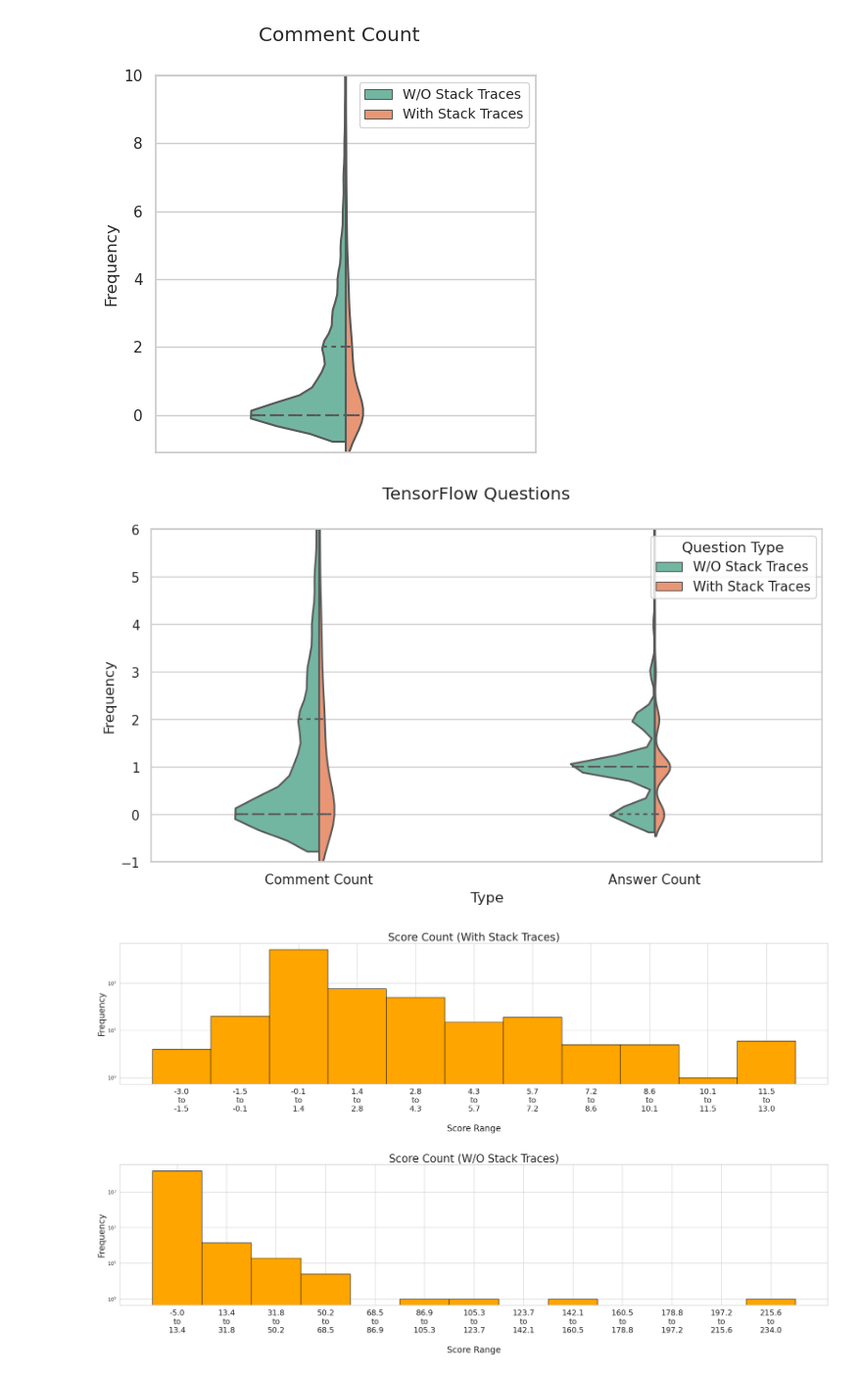
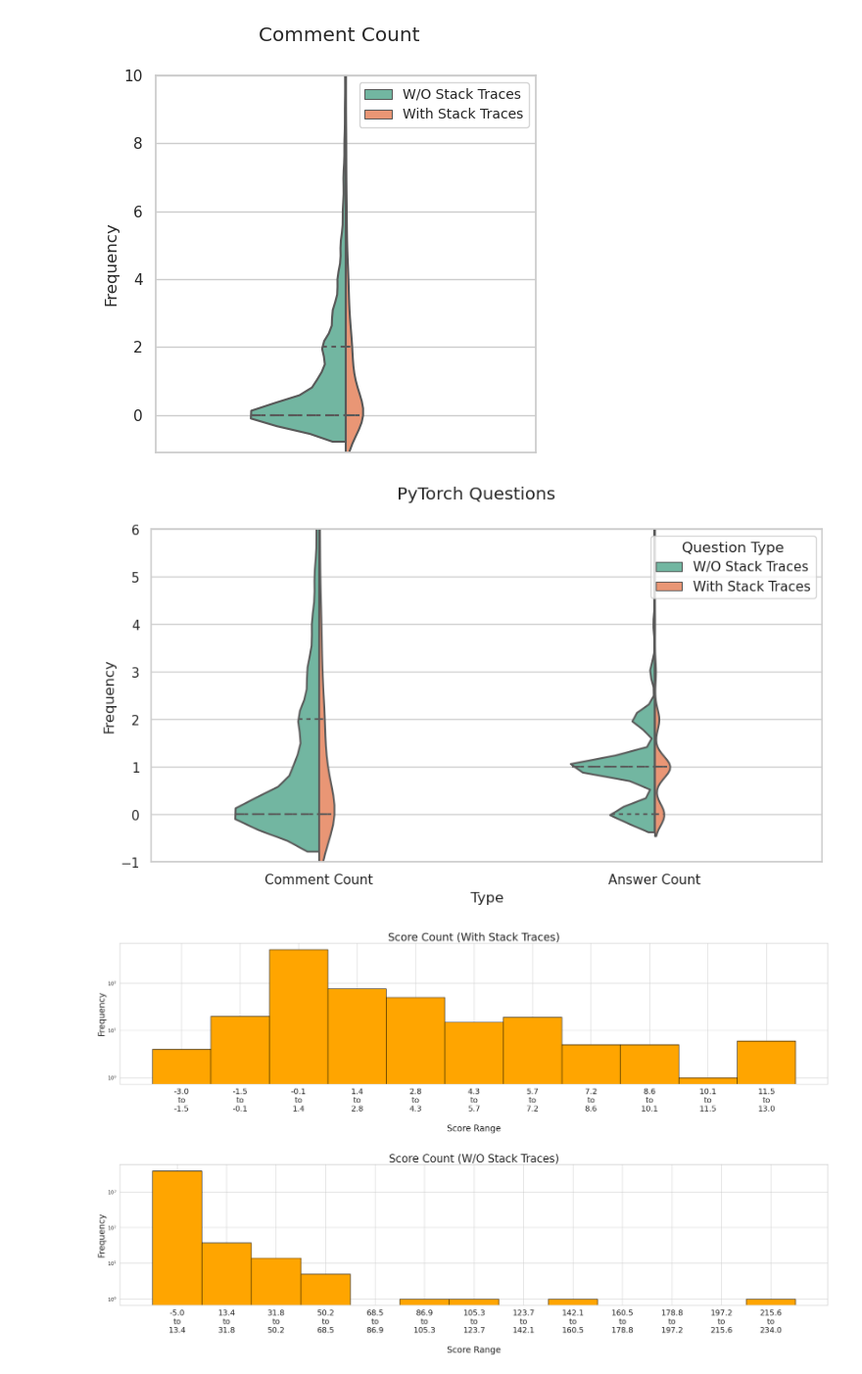
Before and after one commit to mooselab/ML_StackTrace, a Jupyter notebook: Project_1_PT.ipynb, the cells around one changed output. Shown at 98% size. Cells and saved outputs as stored; diff of their text form; code cells hidden in the pictures.

```diff
--- a/Project_1_PT.ipynb
+++ b/Project_1_PT.ipynb
@@ -105,6 +127,6 @@ def extract_code_blocks(body: str) -> List:
     return result
 # %%
-df_w_PT_tags['Code'] = df_w_PT_tags['Body'].apply(lambda row_body: extract_code_blocks(row_body))
+df_w_PT_tags['Code'] = df_w_PT_tags.apply(lambda row: extract_code_blocks(row.Body, row.Id), axis=1)
 # %% [markdown]
 For testing:
 # %%
@@ -142,22 +171,30 @@ def extract_text_blocks(i: int, body: str) -> Optional[List]:
     if i in [10005, 14212, 21959, 26677, 53279]:
         body = body + "</p>"
 
-    regex = r"<p>((.*?)|(\n)*)*<\/p>"
+    regex = r"(<p>((.*?)|(\n)*)*<\/p>)|(<ul>((.*?)|(\n)*)*<\/ul>)|(<ol>((.*?)|(\n)*)*<\/ol>)"
     matches = re.finditer(regex, body, re.MULTILINE | re.IGNORECASE)
-    result=[]
+    result = []
 
     try:
         for matchNum, match in enumerate(matches, start=1):
             text = match.group()
             text = text.replace("<p>", "")
+            text = text.replace("<strong>", "")
+            text = text.replace("<br>", "")
+            text = text.replace("<ol>", "")
+            text = text.replace("<ul>", "")
+            text = text.replace("<li>", "")
             text = text.replace("</p>", "")
+            text = text.replace("</strong>", "")
+            text = text.replace("</ol>", "")
+            text = text.replace("</ul>", "")
+            text = text.replace("</li>", "")
             result.append(text)
+        return result
     except:
-        print("\n Error(1): ")
-        print(text)
+        print("Error(1): ", i)
+        print(body)
         return None
-
-    return result
 # %%
 df_w_PT_tags['Text'] = df_w_PT_tags.apply(lambda row: extract_text_blocks(row.name, row.Body), axis=1)
 # %% [markdown]
@@ -319,8 +356,10 @@ def finding_line_of_code(code_list: List) -> Tuple[int, int, int]:
     line_count_simple_code = 0
 
     for code in code_list:
-        regex_unix    = r"[^\n\&\:\|\>\<\/\ \"\;\&]*(\/[^\n\&\:\|\>\<\/]+)+\/([^\n\&\:\|\>\<\/]+)(\.pyc|\.py)[^\d\n]+(\d+)\W*in\W*([a-zA-Z_$][a-zA-Z_$0-9]*)"
-        regex_windows = r"[a-zA-Z]:\\?([^\<\>\:\"\\\/\/\|\?\*\n]+\\)+([^\<\>\:\"\\\/\/\|\?\*\n]+)(\.pyc|\.py)[^\d\n]+(\d+)\W*in\W*([a-zA-Z_$][a-zA-Z_$0-9]*)"
+        regex_unix    = r"[^\n\&\:\|\>\<\/\ \"\;\&]*(\/[^\n\&\:\|\>\<\/]+)+\/([^\n\&\:\|\>\<\/]+)(\.pyc|\.py)[^\d\n]+(\d*)\W*in\W+([a-zA-Z_$][a-zA-Z_$0-9]*)"
+        regex_windows = r"(([a-zA-Z]:)|\~)\\?([^\<\>\:\"\\\/\/\|\?\*\n]+\\)+([^\<\>\:\"\\\/\/\|\?\*\n]+)(\.pyc|\.py)[^\d\n]+(\d*)\W*in\W+([a-zA-Z_$][a-zA-Z_$0-9]*)"
+        # regex_unix    = r"[^\n\&\:\|\>\<\/\ \"\;\&]*(\/[^\n\&\:\|\>\<\/]+)+\/([^\n\&\:\|\>\<\/]+)(\.pyc|\.py)[^\d\n]+(\d+)\W*in\W*([a-zA-Z_$][a-zA-Z_$0-9]*)"
+        # regex_windows = r"[a-zA-Z]:\\?([^\<\>\:\"\\\/\/\|\?\*\n]+\\)+([^\<\>\:\"\\\/\/\|\?\*\n]+)(\.pyc|\.py)[^\d\n]+(\d+)\W*in\W*([a-zA-Z_$][a-zA-Z_$0-9]*)"
         pattern_unix  = re.compile(regex_unix)
         pattern_windows = re.compile(regex_windows)
         if pattern_unix.search(code):
@@ -706,7 +700,8 @@ low = 10    # <~~~~~~~ define the lower bound threshold
 up = len(uniqe_dic)
 dicc = {}
 
-for i_v, vector in enumerate(_2D_array_new):
+# be careful about _2D_array types, Is it new or not?!
+for i_v, vector in enumerate(_2D_array):
     for index, element in enumerate(vector):
         list_ = []
         for wind_size in range(low, len(vector)+1-index):
@@ -2178,36 +2172,36 @@ resultAnswer['Type'] = "Answer Count"
 # df_2 = pd.DataFrame(columns=['Question Type', 'Frequency'])
 # df_2['Frequency'] = df_status_w_stack['Score']
 # df_2['Question Type'] = df_2['Question Type'].apply(lambda x: "With Stack Traces")
 
 # resultScore = pd.concat([df_1, df_2])
 # resultScore['Type'] = "Score Count"
 # ###################################################################################
 result = pd.concat([resultComment, resultAnswer], ignore_index=True)
 
 fig = plt.figure(figsize=(10, 5), dpi=100)
 
 sns.violinplot(x="Type",
                y="Frequency",
                data=result,
                hue="Question Type",
                palette="Set2", #colorblind
                split=True,
                scale="count",
                inner="quartile",
                scale_hue=False,
                width=.5)
 
 plt.ylim(-1,6)
 # plt.xlim(-1,1)
 
-fig.suptitle('TensorFlow Questions')
-# fig.suptitle('TensorFlow Questions', prop={"size":10})
+fig.suptitle('PyTorch Questions')
+# fig.suptitle('PyTorch Questions', prop={"size":10})
 # plt.gca().axes.get_xaxis().set_visible(False)
 # plt.legend(loc='upper left')
 
 plt.show()
 # %% [output]
-[figure, old version]
+[figure, new version]
 # %%
 plt.figure(figsize=[25,15])
 
```
Also changed, not shown: parts of 85 cells of this notebook, 15 other files.
